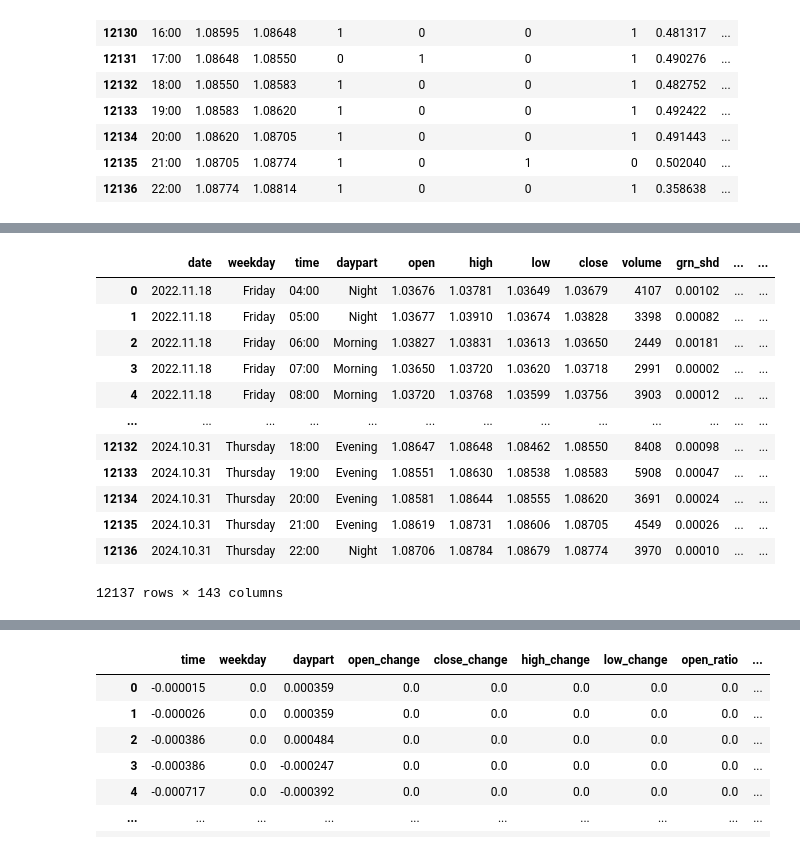
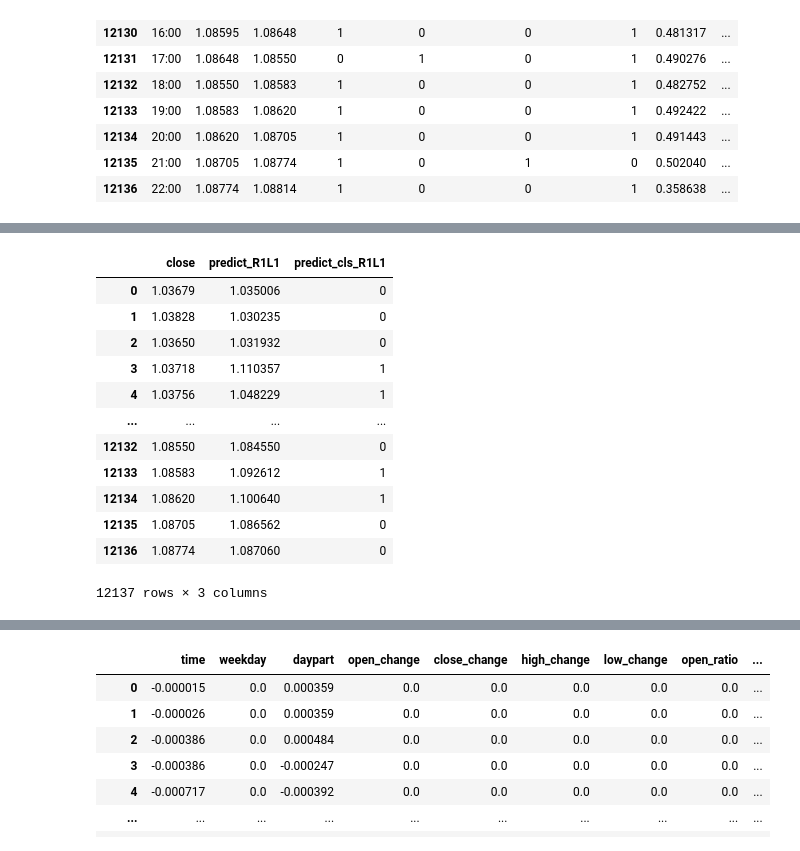
Before and after one commit to Priboy313/final-qualifying-work, a Jupyter notebook: main.ipynb, the cells around one changed output, grey strips where cells are left out. Saved outputs shown, nothing was run; the diff lists cells and outputs as text; code cells hidden in the pictures.

```diff
--- a/main.ipynb
+++ b/main.ipynb
@@ -791,7 +791,7 @@ warnings.simplefilter(action='ignore', category=pd.errors.SettingWithCopyWarning
 
 
 threshold = 0
-threshold = 0.2
+threshold = 0.13
 
 test['ind_up'] = ((test['pred_y_up'] - test['pred_y_down']) > threshold).astype(float)
 test.loc[test['ind_up'] != 1, 'ind_up'] = float("NaN")
@@ -813,9 +813,10 @@ print(f'THR:\t {threshold}')
 pdf.metrics.metrics_class(res.loc[:,'y_true'], res.loc[:,'ind_pred'])
 
 
-plot_window = 24*3
+PLOT_WINDOW_S = 24
+PLOT_WINDOW_X = 4
 
-data = test.tail(plot_window)
+data = test.tail(PLOT_WINDOW_S * PLOT_WINDOW_X)
 data.index = pd.to_datetime(data['date'] + " " + data['time'])
 
 get_graph(data)
@@ -828,19 +829,19 @@ PRECREC  0.71
 # %%
-test
+test[['close', 'predict_R1L1', 'predict_cls_R1L1']]
 # %% [output]
-|  | date | weekday | time | daypart | open | high | low | close | volume | grn_shd | ... | ... |
-| 0 | 2022.11.18 | Friday | 04:00 | Night | 1.03676 | 1.03781 | 1.03649 | 1.03679 | 4107 | 0.00102 | ... | ... |
-| 1 | 2022.11.18 | Friday | 05:00 | Night | 1.03677 | 1.03910 | 1.03674 | 1.03828 | 3398 | 0.00082 | ... | ... |
-| 2 | 2022.11.18 | Friday | 06:00 | Morning | 1.03827 | 1.03831 | 1.03613 | 1.03650 | 2449 | 0.00181 | ... | ... |
-| 3 | 2022.11.18 | Friday | 07:00 | Morning | 1.03650 | 1.03720 | 1.03620 | 1.03718 | 2991 | 0.00002 | ... | ... |
-| 4 | 2022.11.18 | Friday | 08:00 | Morning | 1.03720 | 1.03768 | 1.03599 | 1.03756 | 3903 | 0.00012 | ... | ... |
-| ... | ... | ... | ... | ... | ... | ... | ... | ... | ... | ... | ... | ... |
-| 12132 | 2024.10.31 | Thursday | 18:00 | Evening | 1.08647 | 1.08648 | 1.08462 | 1.08550 | 8408 | 0.00098 | ... | ... |
-| 12133 | 2024.10.31 | Thursday | 19:00 | Evening | 1.08551 | 1.08630 | 1.08538 | 1.08583 | 5908 | 0.00047 | ... | ... |
-| 12134 | 2024.10.31 | Thursday | 20:00 | Evening | 1.08581 | 1.08644 | 1.08555 | 1.08620 | 3691 | 0.00024 | ... | ... |
-| 12135 | 2024.10.31 | Thursday | 21:00 | Evening | 1.08619 | 1.08731 | 1.08606 | 1.08705 | 4549 | 0.00026 | ... | ... |
-| 12136 | 2024.10.31 | Thursday | 22:00 | Night | 1.08706 | 1.08784 | 1.08679 | 1.08774 | 3970 | 0.00010 | ... | ... |
+|  | close | predict_R1L1 | predict_cls_R1L1 |
+| 0 | 1.03679 | 1.035006 | 0 |
+| 1 | 1.03828 | 1.030235 | 0 |
+| 2 | 1.03650 | 1.031932 | 0 |
+| 3 | 1.03718 | 1.110357 | 1 |
+| 4 | 1.03756 | 1.048229 | 1 |
+| ... | ... | ... | ... |
+| 12132 | 1.08550 | 1.084550 | 0 |
+| 12133 | 1.08583 | 1.092612 | 1 |
+| 12134 | 1.08620 | 1.100640 | 1 |
+| 12135 | 1.08705 | 1.086562 | 0 |
+| 12136 | 1.08774 | 1.087060 | 0 |
-12137 rows × 143 columns
+12137 rows × 3 columns
 # %%
 import shap
 shap.initjs()
```
Also changed, not shown: parts of 1 cell of this notebook, 1 other file.
